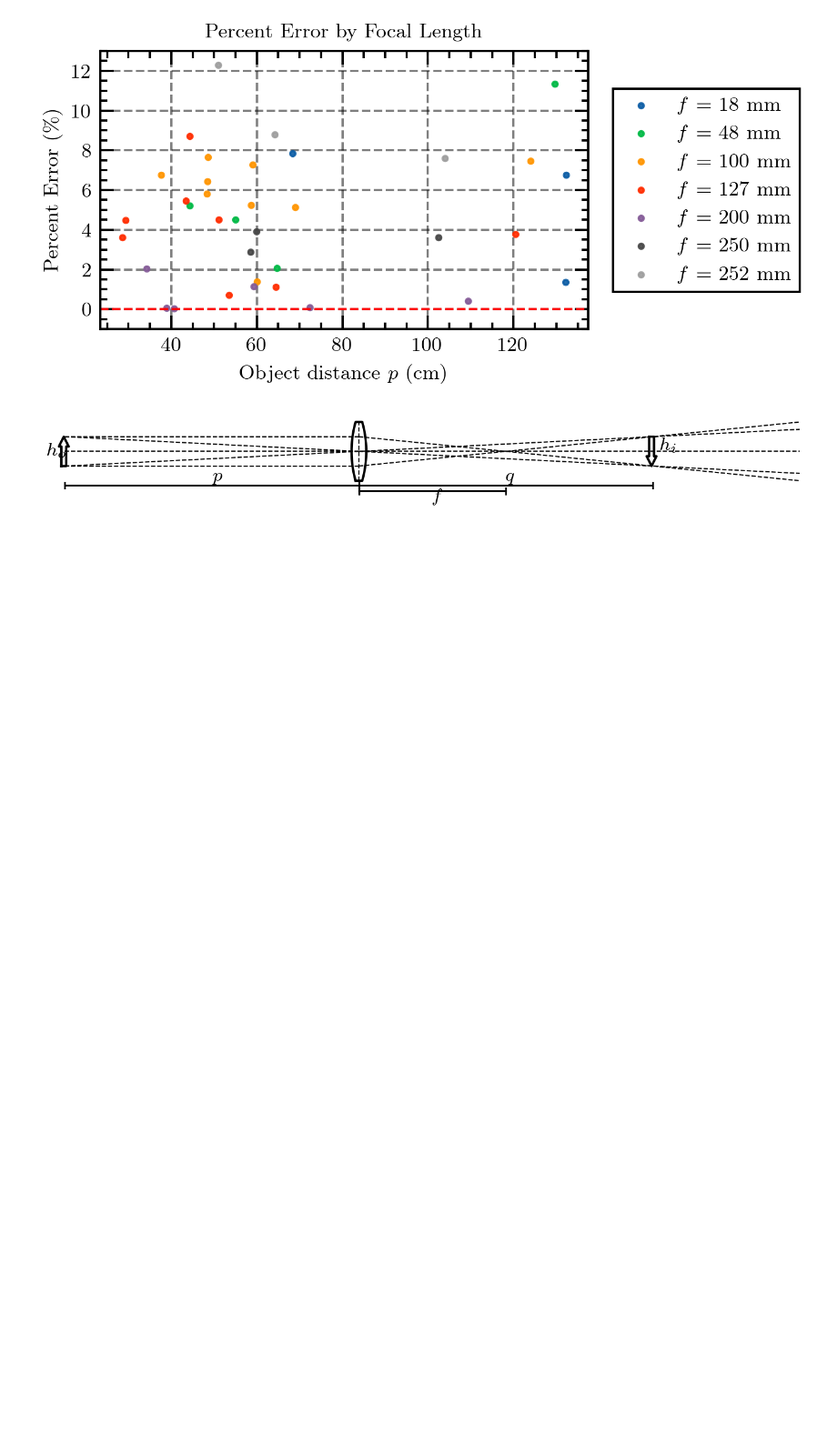
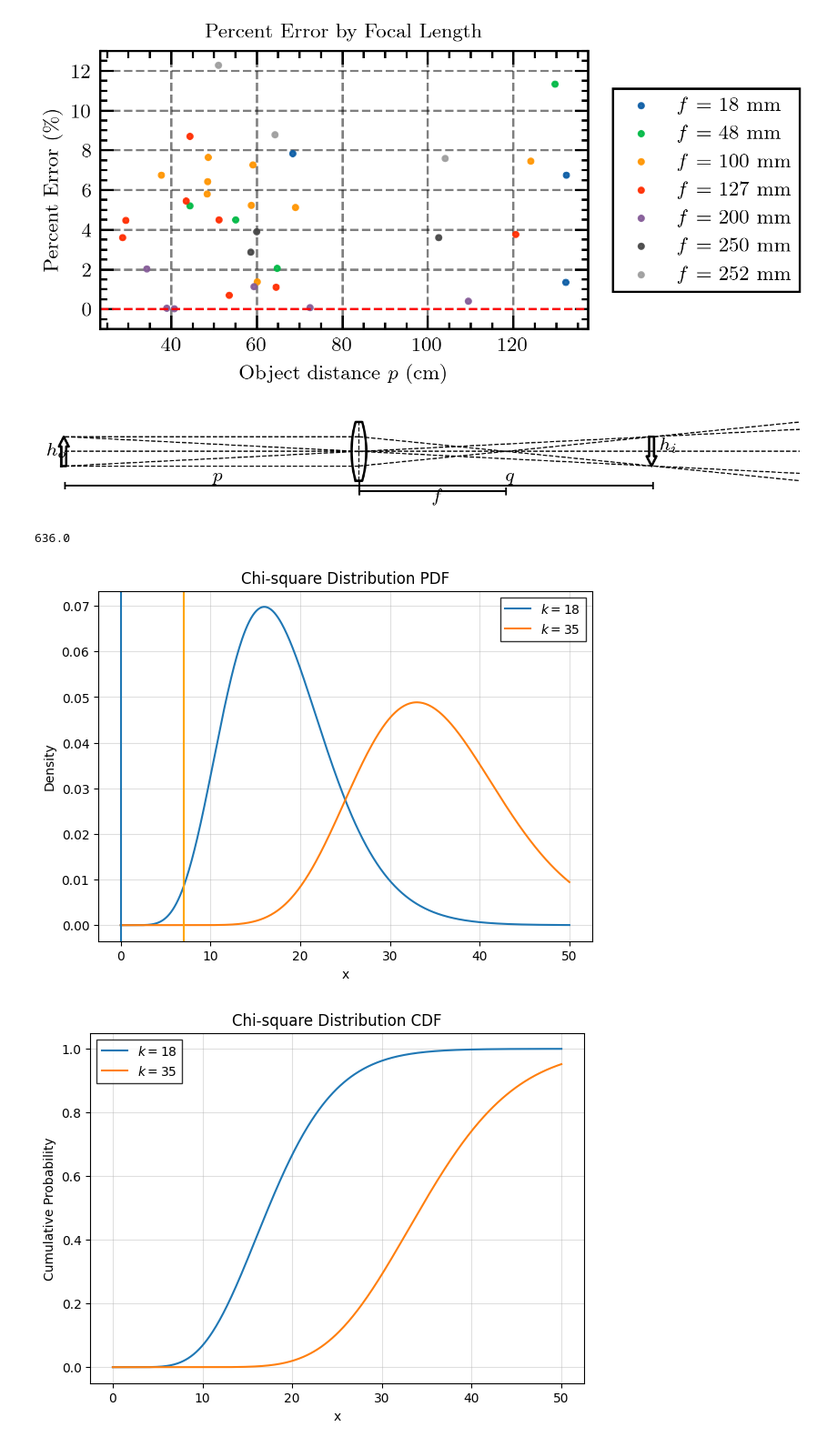
Before and after one commit to silvernuke911/Physics157, a Jupyter notebook: PHYSICS192 CODE/E3A/E3A.ipynb, the cells around one changed output. Shown at 91% size. Saved outputs shown, nothing was run; the diff lists cells and outputs as text; code cells hidden in the pictures; blank space fills up the shorter version.

```diff
--- a/PHYSICS192 CODE/E3A/E3A.ipynb
+++ b/PHYSICS192 CODE/E3A/E3A.ipynb
@@ -444,3 +444,67 @@ plt.axis(False)
 plt.show()
 # %% [output]
 [figure]
+# %%
+import numpy as np
+navi_debt =[
+    49.50,
+    20,
+    20,
+    43,
+    100,
+    14,
+    11,
+    100,
+    20,
+    20,
+    10,
+    32.5,
+    79,
+    11,
+    11,
+    79,
+    16
+]
+sumt = np.sum(navi_debt)
+print(sumt)
+# %% [output]
+636.0
+# %%
+import numpy as np
+import matplotlib.pyplot as plt
+from scipy.stats import chi2
+
+# Degrees of freedom
+k_values = [18,35]
+
+# x range
+x = np.linspace(0, 50, 500)
+
+# Plot PDF
+plt.figure(figsize=(7, 5))
+for k in k_values:
+    pdf = chi2.pdf(x, k)
+    plt.plot(x, pdf, label=fr'$k={k}$')
+plt.xlabel("x")
+plt.ylabel("Density")
+plt.title("Chi-square Distribution PDF")
+plt.legend(fancybox=False, edgecolor='k')
+plt.grid(alpha=0.4)
+plt.axvline(7.01, color = 'orange')
+plt.axvline(0.05)
+plt.show()
+
+# Plot CDF
+plt.figure(figsize=(7, 5))
+for k in k_values:
+    cdf = chi2.cdf(x, k)
+    plt.plot(x, cdf, label=fr'$k={k}$')
+plt.xlabel("x")
+plt.ylabel("Cumulative Probability")
+plt.title("Chi-square Distribution CDF")
+plt.legend(fancybox=False, edgecolor='k')
+plt.grid(alpha=0.4)
+plt.show()
+# %% [output]
+[figure, added]
+[figure, added]
```
Also changed, not shown: 2 other files.
